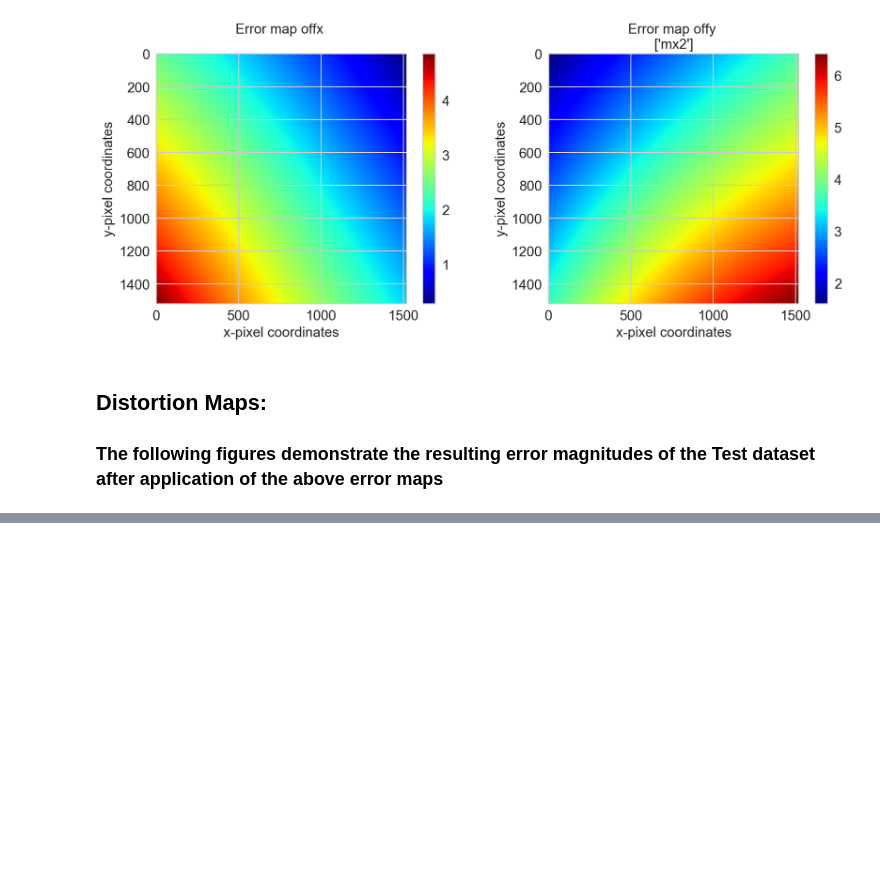
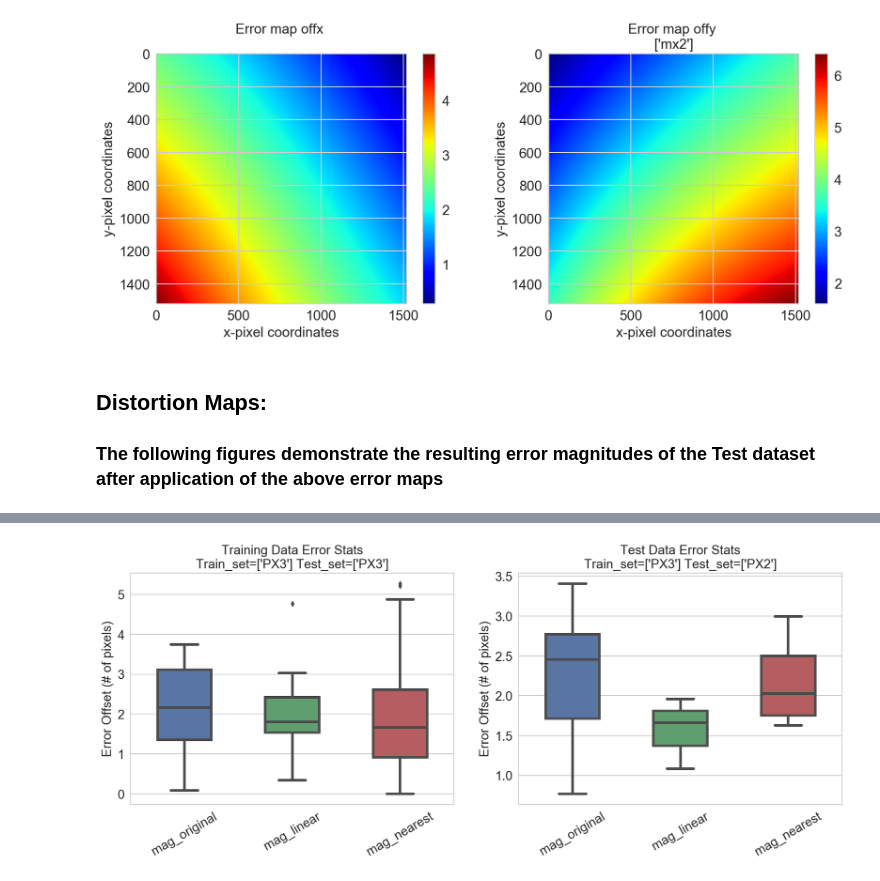
Before and after one commit to MuhammadVT/ECE5554_final_project, a Jupyter notebook: error_mapping.ipynb, the cells around one changed output, grey strips where cells are left out. Saved outputs shown, nothing was run; the diff lists cells and outputs as text; code cells hidden in the pictures; blank space fills up the shorter version.

Commit message:
fixed bug in plot_stats()

```diff
--- a/error_mapping.ipynb
+++ b/error_mapping.ipynb
@@ -91,7 +94,6 @@ The following figures illustrate the resulting error maps using three different
 #Load training/test data
 #Training data: all stars from 'mx2' image
 #Test data: all stars from 'mx3' image
-
 train_set=['mx2']
 test_set=['mx3']
 
@@ -109,7 +111,7 @@ d_params_test=[d_orig_test,d_new_test_2dpoly,d_new_test_nearest,d_new_test_linea
 
 d_labels_train=['original','2d polyfit','nearest','linear']
 d_labels_test=['original','2d polyfit','nearest','linear']
-col=['mag']
+col=['mag','starname']
 data_train = d_all2pd(d_params_train,d_labels_train,cols=col)
 data_test = d_all2pd(d_params_test,d_labels_test,cols=col)
 # %%
@@ -174,0 +172,25 @@ ax2.set_xticklabels(ax2.get_xticklabels(),rotation=30)
+# %%
+#define function to load data
+def load_data(train_set=[],test_set=[]):
+    #Load training/test data
+    #Training data: all stars from 'mx2' image
+    #Test data: all stars from 'mx3' image
+
+    d_orig_train = gen_d_params(train_set)
+    d_orig_test = gen_d_params(test_set)
+
+    fit=['linear','nearest']
+    order=[None,None,2]
+    e_maps_linear,d_new_test_linear,d_new_train_linear = err_maps(d_orig_train,d_orig_test,fit[0],order[0])
+    e_maps_nearest,d_new_test_nearest,d_new_train_nearest = err_maps(d_orig_train,d_orig_test,fit[1],order[1])
+
+    d_params_train=[d_orig_train,d_new_train_nearest,d_new_train_linear]
+    d_params_test=[d_orig_test,d_new_test_nearest,d_new_test_linear]
+
+    d_labels_train=['original','nearest','linear']
+    d_labels_test=['original','nearest','linear']
+    col=['mag','starname']
+    data_train = d_all2pd(d_params_train,d_labels_train,cols=col)
+    data_test = d_all2pd(d_params_test,d_labels_test,cols=col)
+
+    return data_train,data_test
@@ -174,0 +200,7 @@ ax2.set_xticklabels(ax2.get_xticklabels(),rotation=30)
+# %%
+train_set=['px3']
+test_set=['px2']
+data_train,data_test=load_data(train_set=train_set,test_set=test_set)
+plot_stats(data_train,data_test,train_set=train_set,test_set=test_set,col=['mag','starname'])
+# %% [output]
+[figure, added]
```
Also changed, not shown: parts of 9 cells of this notebook.
